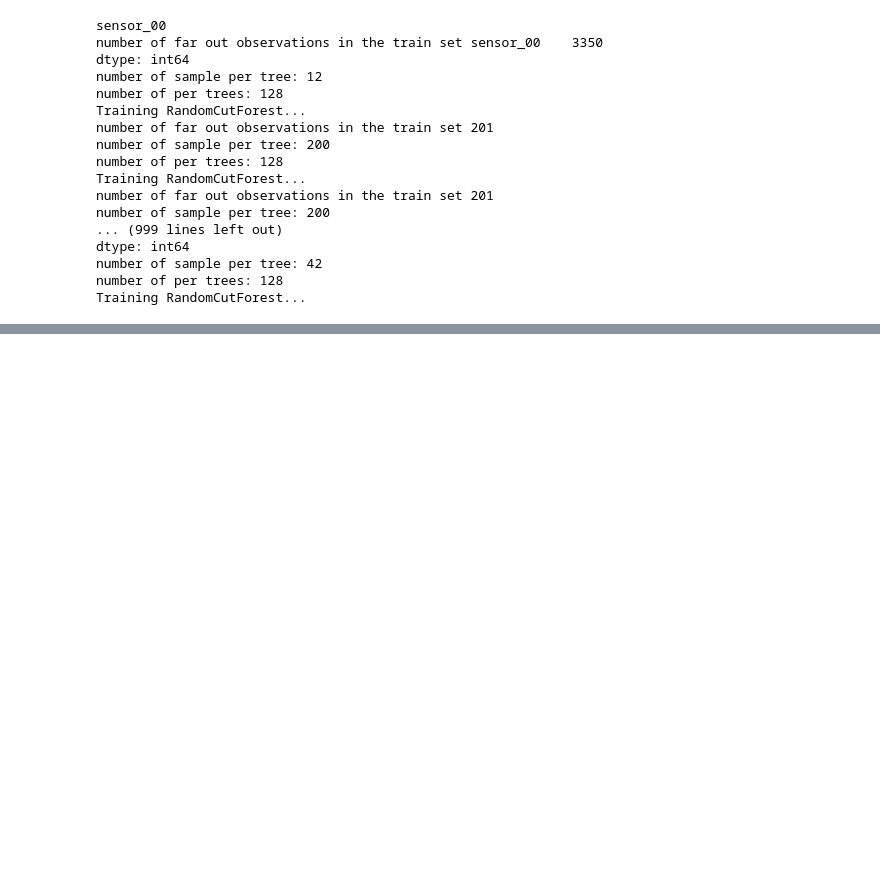
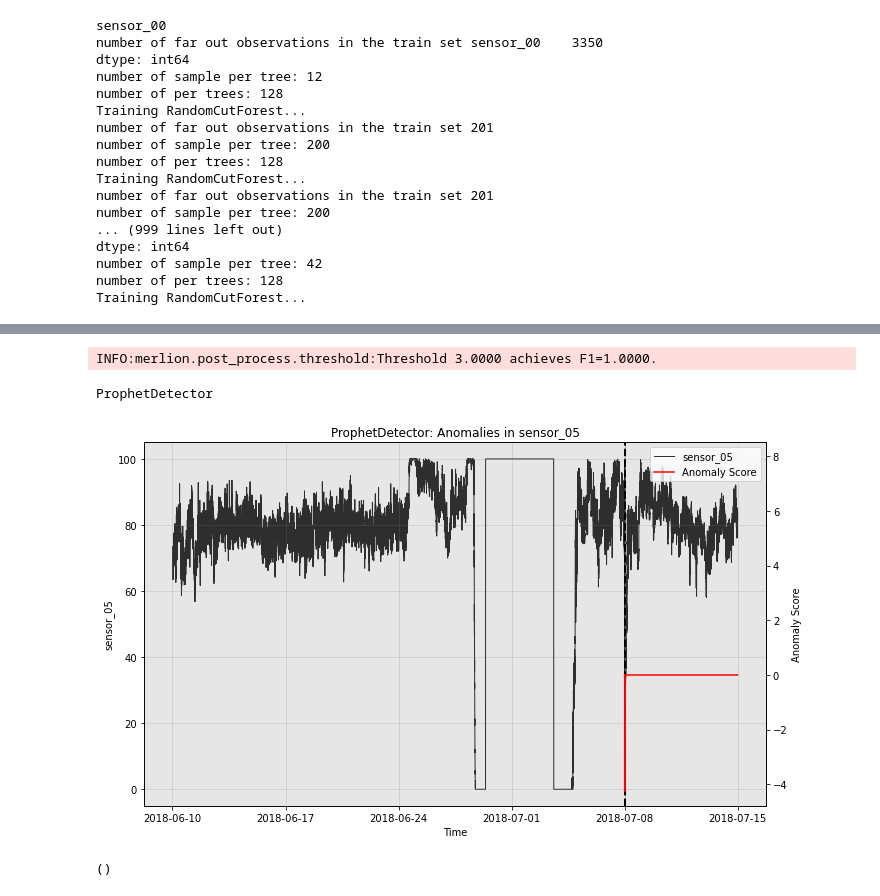
Before and after one commit to NicolaRonzoni/System-for-anomaly-detection, a Jupyter notebook: Anomaly detection.ipynb, the cells around one changed output, grey strips where cells are left out. Drawn from its saved outputs; the diff is of its cells as text; code cells hidden in the pictures; blank space fills up the shorter version.

```diff
--- a/Anomaly detection.ipynb
+++ b/Anomaly detection.ipynb
@@ -390,0 +502,7 @@ z_score_anomalies.to_csv('/mnt/c/Users/NicolaRonzoni/OneDrive - BitBang Srl/pump
+# %%
+prophetAD_visual(df1.sensor_05,141120,10080,40320,anomaly)
+# %% [output]
+INFO:merlion.post_process.threshold:Threshold 3.0000 achieves F1=1.0000.
+ProphetDetector
+[figure, added]
+()
```
Also changed, not shown: parts of 11 cells of this notebook, 1 other file.
